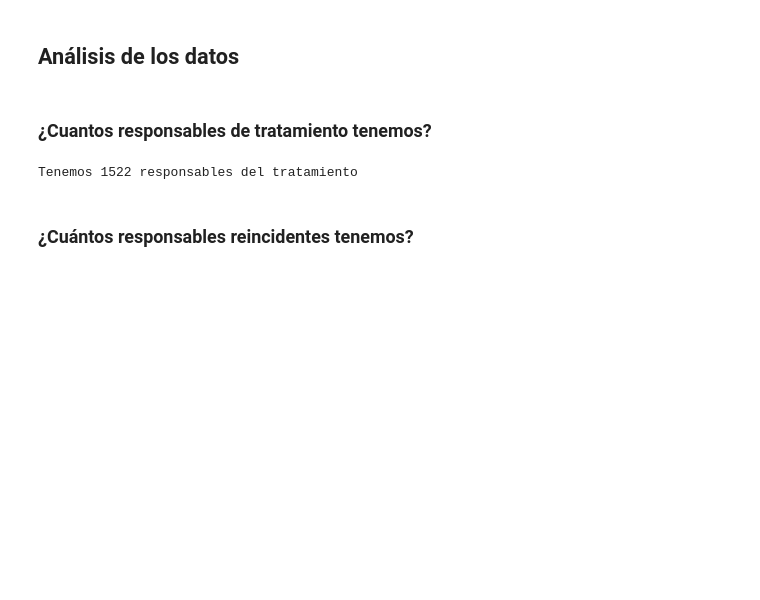
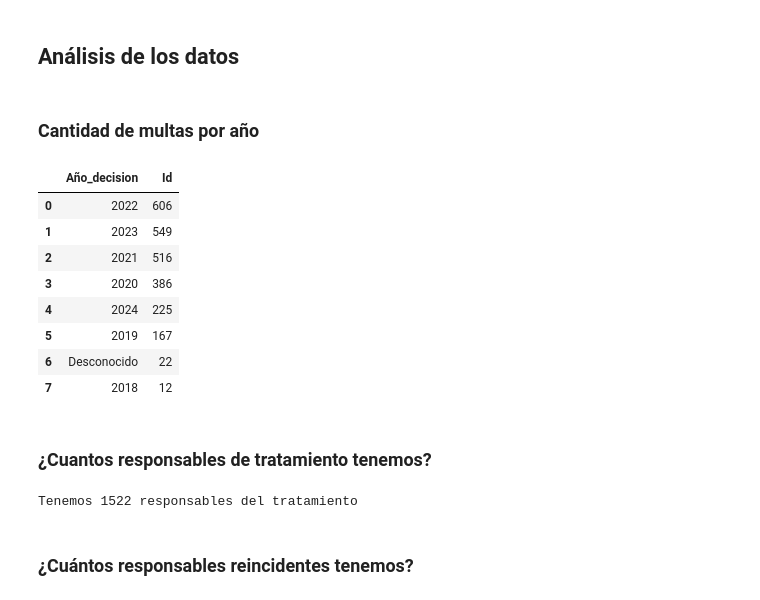
Before and after one commit to MariaJPacheco/RGPD_Fines, a Jupyter notebook: Proyecto.ipynb, the cells around one changed output. Saved outputs shown, nothing was run; the diff lists cells and outputs as text; code cells hidden in the pictures; blank space fills up the shorter version.

```diff
--- a/Proyecto.ipynb
+++ b/Proyecto.ipynb
@@ -228,5 +197,20 @@ bbdd.sort_values(by='Multa', ascending=False).head(15)
 # %% [markdown]
 ## Análisis de los datos
+# %% [markdown]
+### Cantidad de multas por año
+# %%
+años = bbdd.groupby('Año_decision')['Id'].count().sort_values(ascending=False).reset_index()
+años
+# %% [output]
+|  | Año_decision | Id |
+| 0 | 2022 | 606 |
+| 1 | 2023 | 549 |
+| 2 | 2021 | 516 |
+| 3 | 2020 | 386 |
+| 4 | 2024 | 225 |
+| 5 | 2019 | 167 |
+| 6 | Desconocido | 22 |
+| 7 | 2018 | 12 |
 # %% [markdown]
 ### ¿Cuantos responsables de tratamiento tenemos?
 # %%
```
Also changed, not shown: parts of 9 cells of this notebook.
